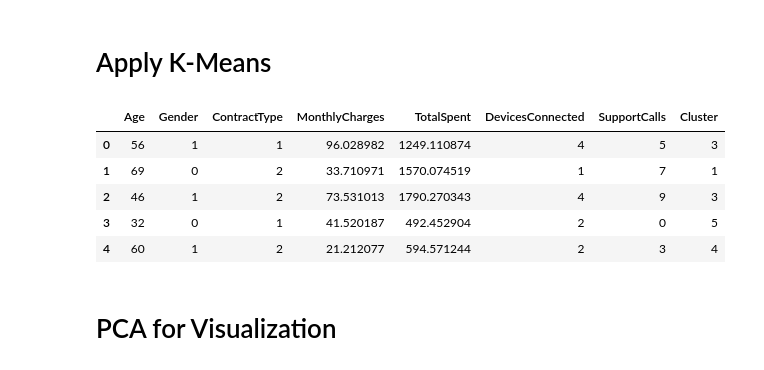
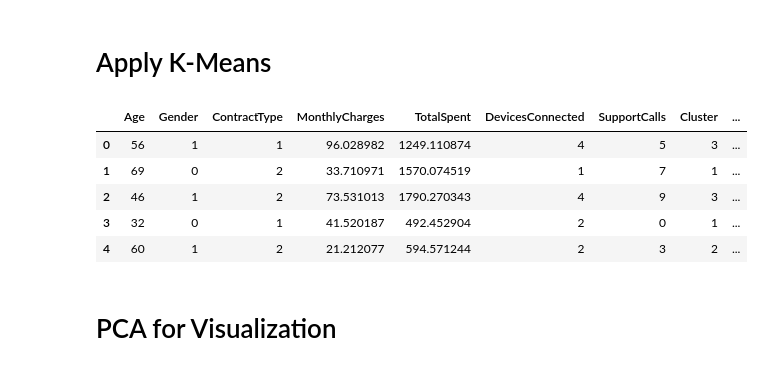
Before and after one commit to viswani-0415/Customer-Segmentation-Using-Clustering-Python-, a Jupyter notebook: CUSTOMER SEGMENTATION IN PYTHON.ipynb, the cells around one changed output. Cells and saved outputs as stored; diff of their text form; code cells hidden in the pictures.

```diff
--- a/CUSTOMER SEGMENTATION IN PYTHON.ipynb
+++ b/CUSTOMER SEGMENTATION IN PYTHON.ipynb
@@ -208,16 +208,16 @@ K=9, Silhouette Score=0.11898908353891004
 # %% [markdown]
 # Apply K-Means
 # %%
-kmeans = KMeans(n_clusters=8, random_state=42)
+kmeans = KMeans(n_clusters=4, random_state=42)
 data["Cluster"] = kmeans.fit_predict(df_scaled)
 data.head()
 # %% [output]
-|  | Age | Gender | ContractType | MonthlyCharges | TotalSpent | DevicesConnected | SupportCalls | Cluster |
-| 0 | 56 | 1 | 1 | 96.028982 | 1249.110874 | 4 | 5 | 3 |
-| 1 | 69 | 0 | 2 | 33.710971 | 1570.074519 | 1 | 7 | 1 |
-| 2 | 46 | 1 | 2 | 73.531013 | 1790.270343 | 4 | 9 | 3 |
-| 3 | 32 | 0 | 1 | 41.520187 | 492.452904 | 2 | 0 | 5 |
-| 4 | 60 | 1 | 2 | 21.212077 | 594.571244 | 2 | 3 | 4 |
+|  | Age | Gender | ContractType | MonthlyCharges | TotalSpent | DevicesConnected | SupportCalls | Cluster | ... |
+| 0 | 56 | 1 | 1 | 96.028982 | 1249.110874 | 4 | 5 | 3 | ... |
+| 1 | 69 | 0 | 2 | 33.710971 | 1570.074519 | 1 | 7 | 1 | ... |
+| 2 | 46 | 1 | 2 | 73.531013 | 1790.270343 | 4 | 9 | 3 | ... |
+| 3 | 32 | 0 | 1 | 41.520187 | 492.452904 | 2 | 0 | 1 | ... |
+| 4 | 60 | 1 | 2 | 21.212077 | 594.571244 | 2 | 3 | 2 | ... |
 # %% [markdown]
 # PCA for Visualization
 # %%
```
Also changed, not shown: parts of 2 cells of this notebook.
